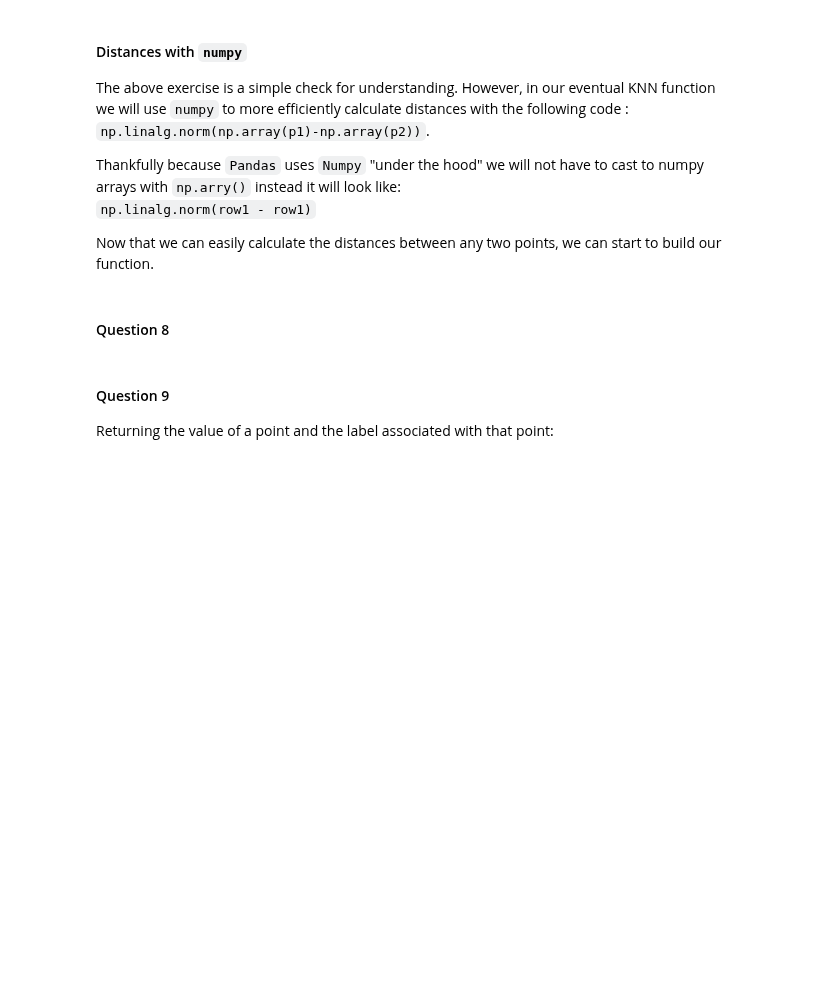
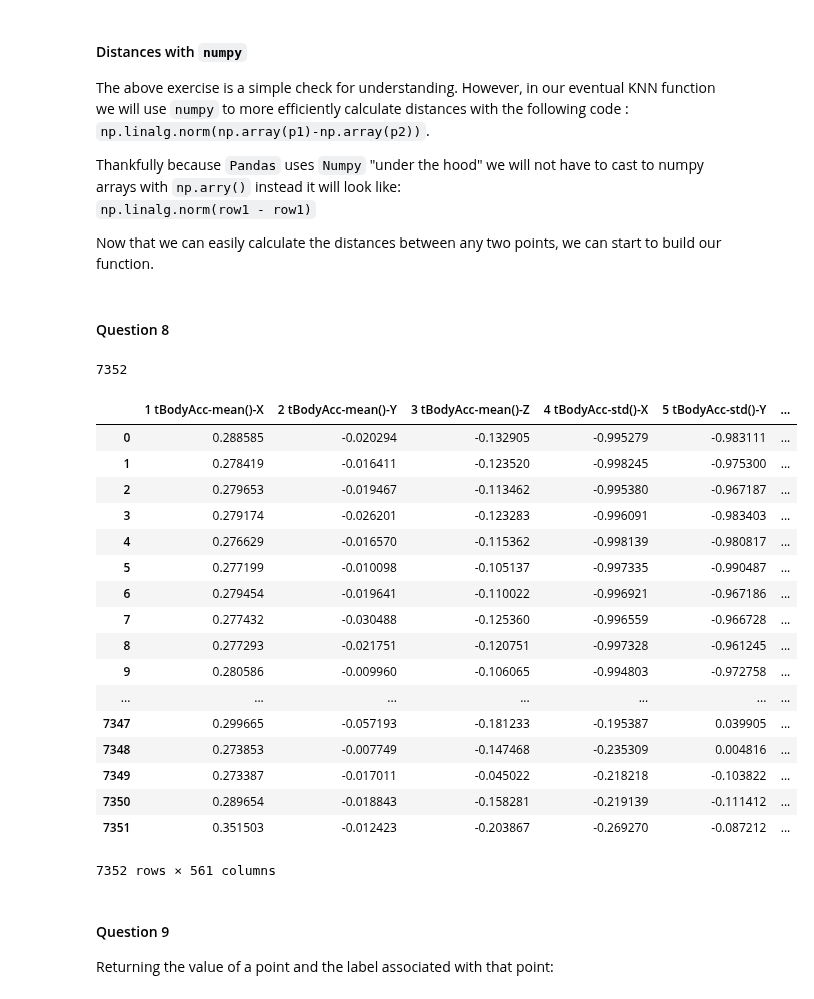
Before and after one commit to peterofson/Python_MachineLearning, a Jupyter notebook: Assignment_4.ipynb, the cells around one changed output. Cells and saved outputs as stored; diff of their text form; code cells hidden in the pictures; blank space fills up the shorter version.

```diff
--- a/Assignment_4.ipynb
+++ b/Assignment_4.ipynb
@@ -96,3 +92,7 @@ TRAIN_LABELS = '../resource/asnlib/publicdata/y_train.txt'
+# %%
+FEATURE_NAMES = '/Users/davidpeterson/Downloads/PIETHON/HAR_Dataset/features.txt'
+TRAIN_DATA = '/Users/davidpeterson/Downloads/PIETHON/HAR_Dataset/train/X_train.txt'
+TRAIN_LABELS = '/Users/davidpeterson/Downloads/PIETHON/HAR_Dataset/train/y_train.txt'
 # %%
 # read feature names
 feats = pd.read_table(FEATURE_NAMES, sep='\n', header=None)
@@ -397,6 +490,43 @@ def all_distances(test_point, data_set):
 ###
 ### AUTOGRADER TEST - DO NOT REMOVE
 ###
+# %%
+    ### testing for above function
+    test_point = har_train.iloc[50,:]
+    test_point #tBodyAcc-mean
+    mylist = []
+    lng = har_train.shape[0]
+    count = 0
+
+    while (count < lng):
+        res_row = np.linalg.norm(har_train.iloc[count,:] - test_point)
+        mylist.append(res_row)
+        count=count+1
+    mylist.sort()
+    len(mylist)
+# %% [output]
+7352
+# %%
+    har_train
+# %% [output]
+|  | 1 tBodyAcc-mean()-X | 2 tBodyAcc-mean()-Y | 3 tBodyAcc-mean()-Z | 4 tBodyAcc-std()-X | 5 tBodyAcc-std()-Y | ... |
+| 0 | 0.288585 | -0.020294 | -0.132905 | -0.995279 | -0.983111 | ... |
+| 1 | 0.278419 | -0.016411 | -0.123520 | -0.998245 | -0.975300 | ... |
+| 2 | 0.279653 | -0.019467 | -0.113462 | -0.995380 | -0.967187 | ... |
+| 3 | 0.279174 | -0.026201 | -0.123283 | -0.996091 | -0.983403 | ... |
+| 4 | 0.276629 | -0.016570 | -0.115362 | -0.998139 | -0.980817 | ... |
+| 5 | 0.277199 | -0.010098 | -0.105137 | -0.997335 | -0.990487 | ... |
+| 6 | 0.279454 | -0.019641 | -0.110022 | -0.996921 | -0.967186 | ... |
+| 7 | 0.277432 | -0.030488 | -0.125360 | -0.996559 | -0.966728 | ... |
+| 8 | 0.277293 | -0.021751 | -0.120751 | -0.997328 | -0.961245 | ... |
+| 9 | 0.280586 | -0.009960 | -0.106065 | -0.994803 | -0.972758 | ... |
+| ... | ... | ... | ... | ... | ... | ... |
+| 7347 | 0.299665 | -0.057193 | -0.181233 | -0.195387 | 0.039905 | ... |
+| 7348 | 0.273853 | -0.007749 | -0.147468 | -0.235309 | 0.004816 | ... |
+| 7349 | 0.273387 | -0.017011 | -0.045022 | -0.218218 | -0.103822 | ... |
+| 7350 | 0.289654 | -0.018843 | -0.158281 | -0.219139 | -0.111412 | ... |
+| 7351 | 0.351503 | -0.012423 | -0.203867 | -0.269270 | -0.087212 | ... |
+7352 rows × 561 columns
 # %% [markdown]
 #### Question 9
 
```
Also changed, not shown: parts of 21 cells of this notebook.
